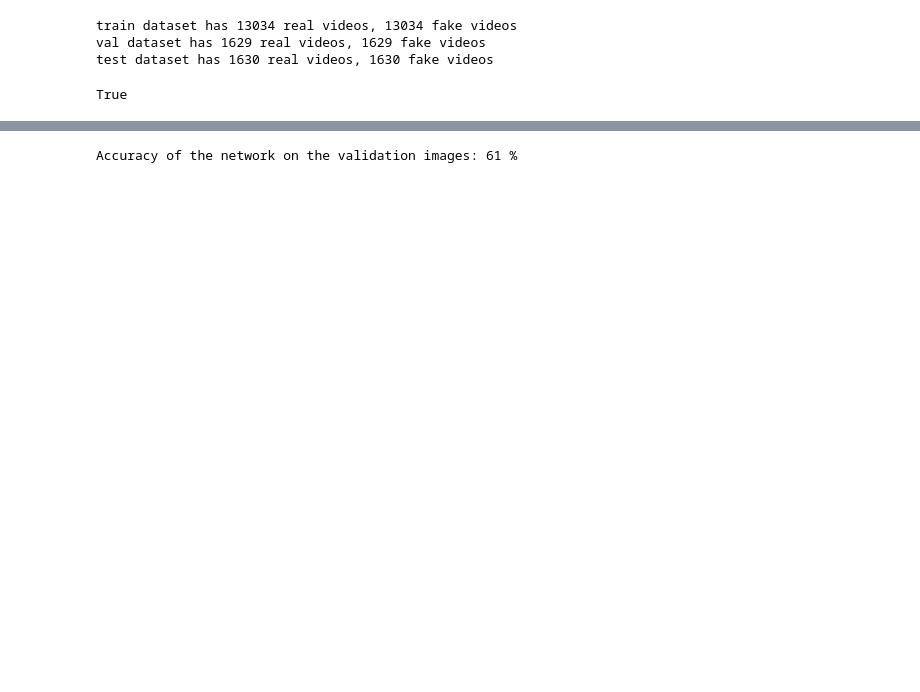
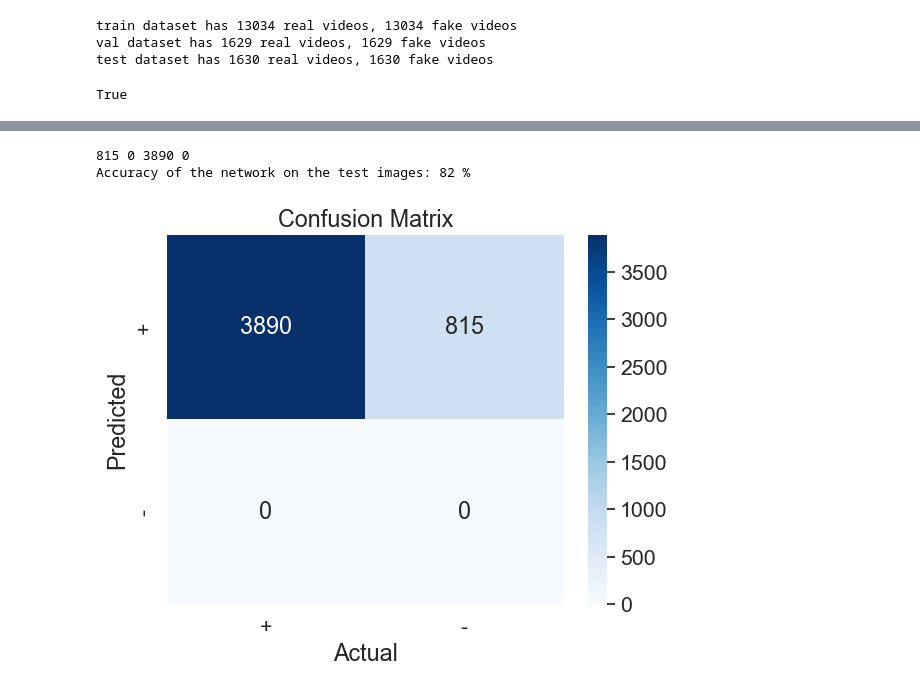
Before and after one commit to alperengozeten/deepfake-detection, a Jupyter notebook: scratch.ipynb, the cells around one changed output, grey strips where cells are left out. Saved outputs shown, nothing was run; the diff lists cells and outputs as text; code cells hidden in the pictures; blank space fills up the shorter version.

Commit message:
confusion matrix, accuracies

```diff
--- a/scratch.ipynb
+++ b/scratch.ipynb
@@ -439,7 +431,7 @@ criterion = nn.CrossEntropyLoss()
 optimizer = optim.Adam(model.parameters(), lr=0.001, weight_decay=0.0001)
 best_val_loss = float('inf') # initialize with a very high value
 
-for epoch in range(1):
+for epoch in range(20):
     running_loss = 0.0
     print("epoch", epoch)
     for index, data in enumerate(train_loader):
@@ -490,6 +494,10 @@ def test_model(model, test_loader, checkpoint_path='best_model.pth'):
     correct = 0
     total = 0
     with torch.no_grad():
+        tp = 0
+        fp = 0
+        fn = 0
+        tn = 0
         for data in test_loader:
             images, labels = data
             images, labels = images.to(device), labels.to(device)
@@ -499,8 +507,42 @@ def test_model(model, test_loader, checkpoint_path='best_model.pth'):
             correct += (predicted == labels).sum().item()
             #TODO: For calculation of precision, accuracy, recall and F1 score, get related elements.
 
+            for gt_label, pred_label in zip(labels, predicted):
+                if (gt_label == 1 and pred_label == 1):
+                    tp = tp + 1
+                if (gt_label == 0 and pred_label == 1):
+                    fp = fp + 1
+                if (gt_label == 1 and pred_label == 0):
+                    fn = fn + 1
+                if (gt_label == 0 and pred_label == 0):
+                    tn = tn + 1
+    print(fp, fn, tp, tn)
     print('Accuracy of the network on the test images: %d %%' % (
         100 * correct / total))
-test_model(model, test_loader, 'best_model.pth')
+    return correct, fp, fn, tp, tn
+correct, fp, fn, tp, tn = test_model(model, test_loader, 'best_model.pth')
 # %% [output]
-Accuracy of the network on the validation images: 61 %
+815 0 3890 0
+Accuracy of the network on the test images: 82 %
+# %%
+import seaborn as sns
+def showcm(fp,fn,tp,tn):
+
+        labels = ['+', '-']
+
+        # Create the matrix
+        confusion_matrix = np.array([[tp, fp],
+                                    [fn, tn]])
+
+        # Plot the matrix
+        sns.set(font_scale=1.4)
+        sns.heatmap(confusion_matrix, annot=True, fmt='d', cmap='Blues', xticklabels=labels, yticklabels=labels)
+
+        # Set plot properties
+        plt.xlabel('Actual')
+        plt.ylabel('Predicted')
+        plt.title('Confusion Matrix')
+        plt.show()
+showcm(fp, fn, tp, tn)
+# %% [output]
+[figure, added]
```
Also changed, not shown: parts of 7 cells of this notebook, 1 other file.
